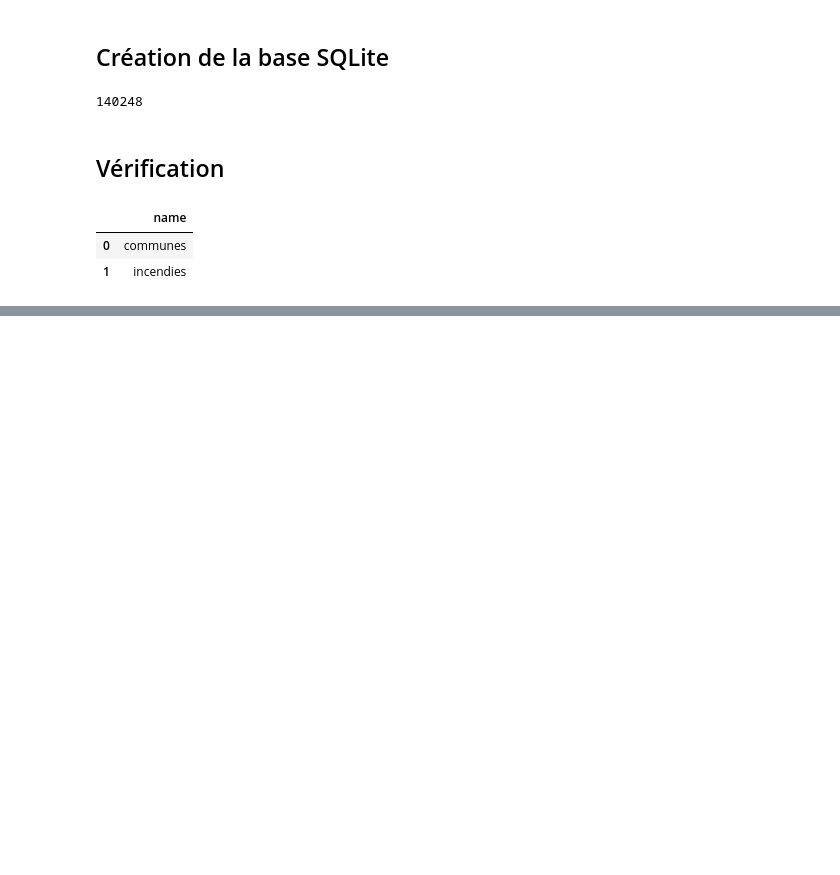
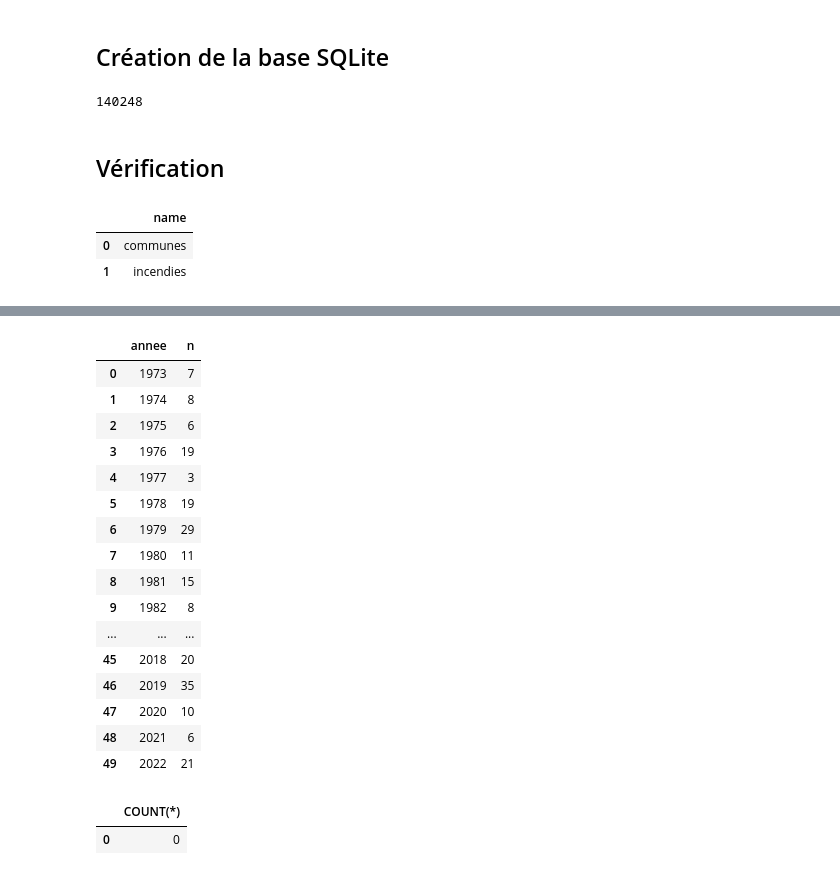
Before and after one commit to ines-lorquet/terre-vent-feu-eau-data, a Jupyter notebook: creation_base_sql.ipynb, the cells around one changed output, grey strips where cells are left out. Saved outputs shown, nothing was run; the diff lists cells and outputs as text; code cells hidden in the pictures; blank space fills up the shorter version.

```diff
--- a/creation_base_sql.ipynb
+++ b/creation_base_sql.ipynb
@@ -114,0 +149,32 @@ pd.read_sql(query, conn)
+# %%
+# les orphelins concernent-ils surtout des années anciennes ?
+pd.read_sql(f'''
+    SELECT annee, COUNT(*) as n
+    FROM incendies i
+    LEFT JOIN communes c ON i."{COL_INSEE_INCENDIES}" = c."{COL_INSEE_COMMUNES}"
+    WHERE c."{COL_INSEE_COMMUNES}" IS NULL
+    GROUP BY annee ORDER BY annee
+''', conn)
+# %% [output]
+|  | annee | n |
+| 0 | 1973 | 7 |
+| 1 | 1974 | 8 |
+| 2 | 1975 | 6 |
+| 3 | 1976 | 19 |
+| 4 | 1977 | 3 |
+| 5 | 1978 | 19 |
+| 6 | 1979 | 29 |
+| 7 | 1980 | 11 |
+| 8 | 1981 | 15 |
+| 9 | 1982 | 8 |
+| ... | ... | ... |
+| 45 | 2018 | 20 |
+| 46 | 2019 | 35 |
+| 47 | 2020 | 10 |
+| 48 | 2021 | 6 |
+| 49 | 2022 | 21 |
+# %%
+pd.read_sql("SELECT COUNT(*) FROM incendies WHERE annee IS NULL", conn)
+# %% [output]
+|  | COUNT(*) |
+| 0 | 0 |
```
Also changed, not shown: parts of 8 cells of this notebook, 9 other files.
